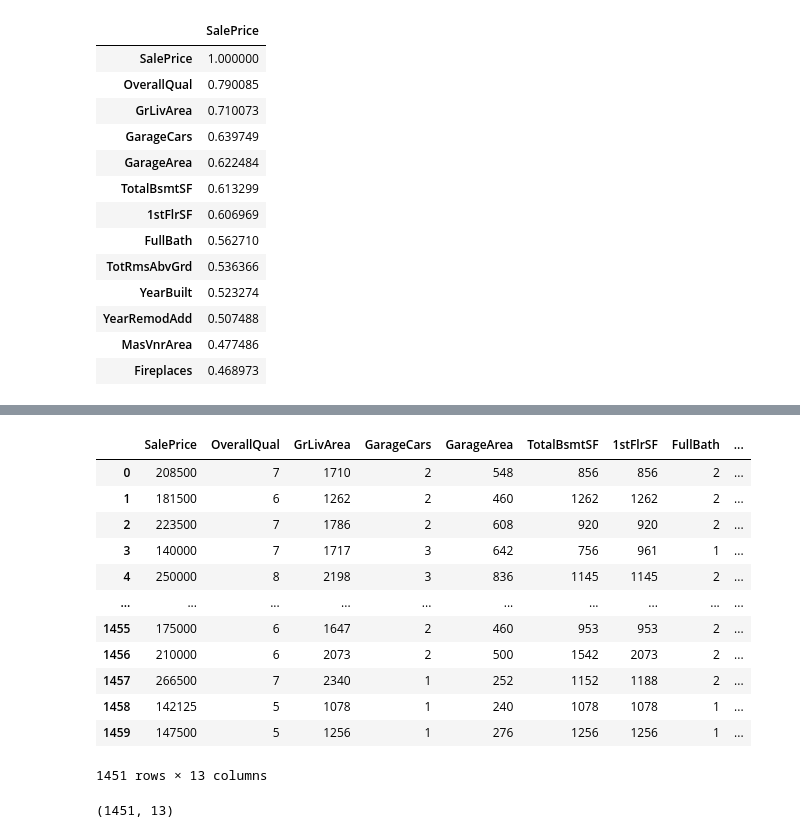
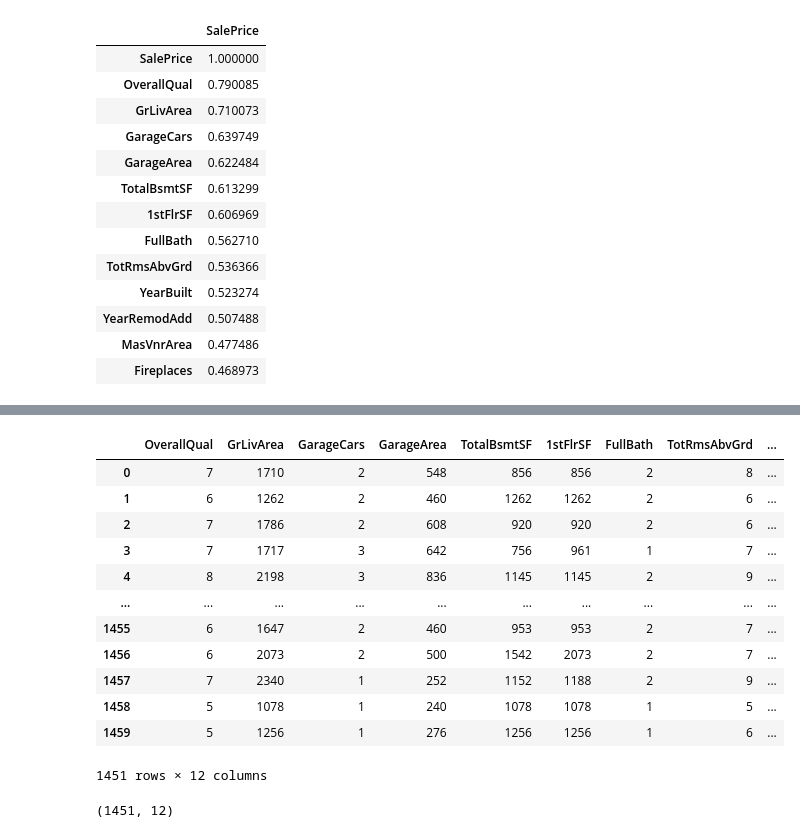
Before and after one commit to EatMoreOranges/Learn-ML-with-Saraah, a Jupyter notebook: Linear Models/house-prices-advanced-regression-techniques/analysis.ipynb, the cells around one changed output, grey strips where cells are left out. Saved outputs shown, nothing was run; the diff lists cells and outputs as text; code cells hidden in the pictures.

```diff
--- a/Linear Models/house-prices-advanced-regression-techniques/analysis.ipynb
+++ b/Linear Models/house-prices-advanced-regression-techniques/analysis.ipynb
@@ -392,29 +368,33 @@ Name: LotShape, Length: 1451, dtype: int64
 
 
 # list of ...
-# %%
-ready_df
-# %% [output]
-|  | SalePrice | OverallQual | GrLivArea | GarageCars | GarageArea | TotalBsmtSF | 1stFlrSF | FullBath | ... |
-| 0 | 208500 | 7 | 1710 | 2 | 548 | 856 | 856 | 2 | ... |
-| 1 | 181500 | 6 | 1262 | 2 | 460 | 1262 | 1262 | 2 | ... |
-| 2 | 223500 | 7 | 1786 | 2 | 608 | 920 | 920 | 2 | ... |
-| 3 | 140000 | 7 | 1717 | 3 | 642 | 756 | 961 | 1 | ... |
-| 4 | 250000 | 8 | 2198 | 3 | 836 | 1145 | 1145 | 2 | ... |
-| ... | ... | ... | ... | ... | ... | ... | ... | ... | ... |
-| 1455 | 175000 | 6 | 1647 | 2 | 460 | 953 | 953 | 2 | ... |
-| 1456 | 210000 | 6 | 2073 | 2 | 500 | 1542 | 2073 | 2 | ... |
-| 1457 | 266500 | 7 | 2340 | 1 | 252 | 1152 | 1188 | 2 | ... |
-| 1458 | 142125 | 5 | 1078 | 1 | 240 | 1078 | 1078 | 1 | ... |
-| 1459 | 147500 | 5 | 1256 | 1 | 276 | 1256 | 1256 | 1 | ... |
-1451 rows × 13 columns
+# %%
+y = ready_df['SalePrice']
+X = ready_df.drop(columns=["SalePrice"])
+# ready_df
+# %%
+# x = data without target
+# y = target without data
+X
+# %% [output]
+|  | OverallQual | GrLivArea | GarageCars | GarageArea | TotalBsmtSF | 1stFlrSF | FullBath | TotRmsAbvGrd | ... |
+| 0 | 7 | 1710 | 2 | 548 | 856 | 856 | 2 | 8 | ... |
+| 1 | 6 | 1262 | 2 | 460 | 1262 | 1262 | 2 | 6 | ... |
+| 2 | 7 | 1786 | 2 | 608 | 920 | 920 | 2 | 6 | ... |
+| 3 | 7 | 1717 | 3 | 642 | 756 | 961 | 1 | 7 | ... |
+| 4 | 8 | 2198 | 3 | 836 | 1145 | 1145 | 2 | 9 | ... |
+| ... | ... | ... | ... | ... | ... | ... | ... | ... | ... |
+| 1455 | 6 | 1647 | 2 | 460 | 953 | 953 | 2 | 7 | ... |
+| 1456 | 6 | 2073 | 2 | 500 | 1542 | 2073 | 2 | 7 | ... |
+| 1457 | 7 | 2340 | 1 | 252 | 1152 | 1188 | 2 | 9 | ... |
+| 1458 | 5 | 1078 | 1 | 240 | 1078 | 1078 | 1 | 5 | ... |
+| 1459 | 5 | 1256 | 1 | 276 | 1256 | 1256 | 1 | 6 | ... |
+1451 rows × 12 columns
 # %%
-X = ready_df
-y = "SalePrice"
+X.shape
+y.shape
+# %% [output]
+(1451, 12)
-# %%
-X.shape
-# %% [output]
-(1451, 13)
 # %%
 from sklearn.model_selection import train_test_split
 X_train, X_test, y_train, y_test = train_test_split(X, y, test_size=0.2, random_state=0)
```
Also changed, not shown: parts of 18 cells of this notebook, 4 other files.
